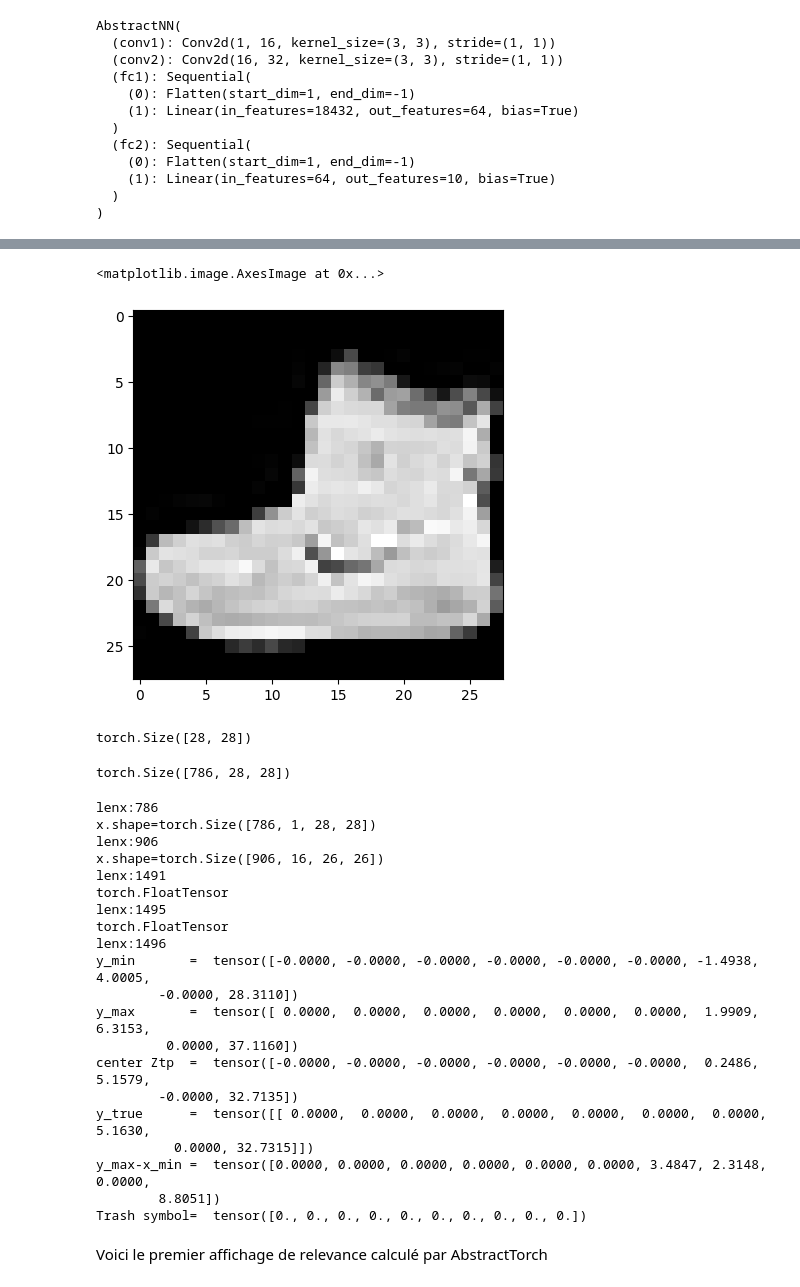
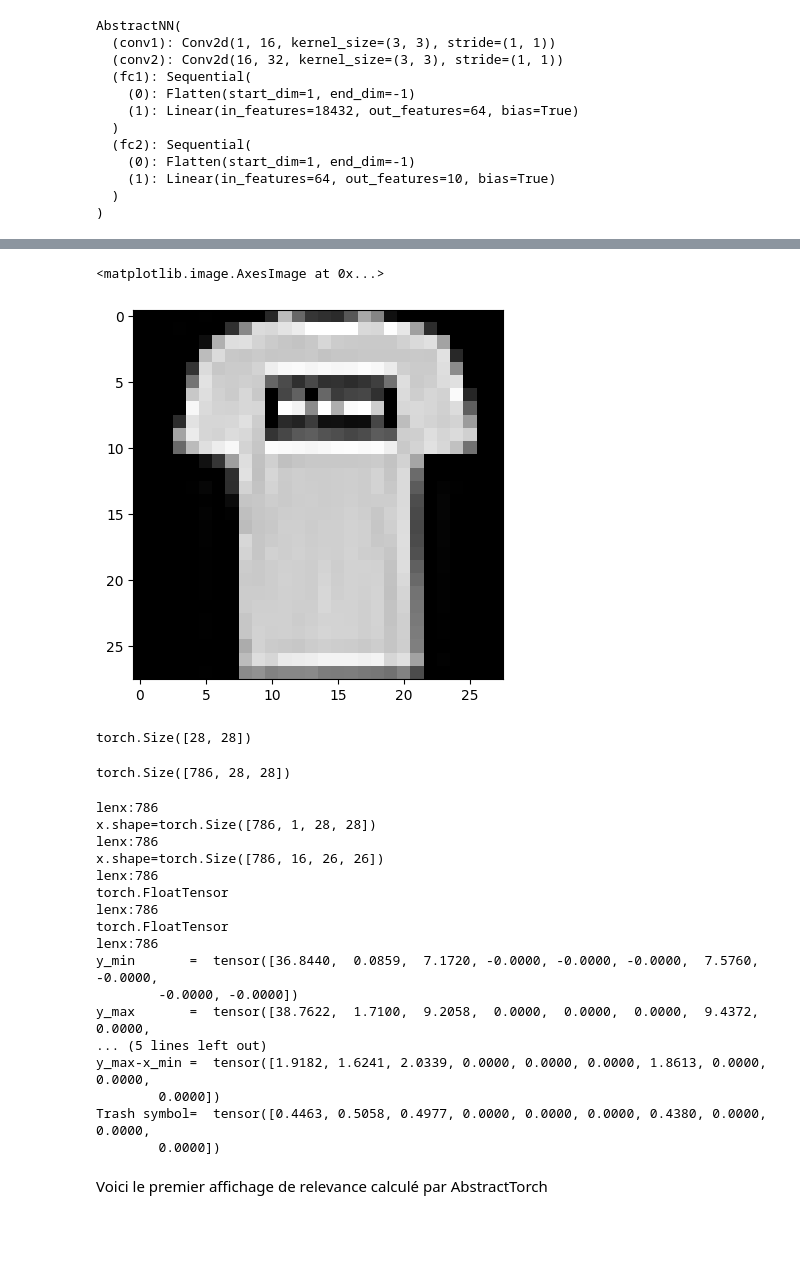
Before and after one commit to guillaume117/AbstractTorch, a Jupyter notebook: protoV1.ipynb, the cells around one changed output, grey strips where cells are left out. Drawn from its saved outputs; the diff is of its cells as text; code cells hidden in the pictures; blank space fills up the shorter version.

```diff
--- a/protoV1.ipynb
+++ b/protoV1.ipynb
@@ -206,9 +206,9 @@ SimpleModel(
 )
 # %%
 import matplotlib.pyplot as plt
-img, label = dataset_train[0]
+img, label = dataset_train[1]
 plt.imshow(img[0], cmap='gray')
 # %% [output]
 <matplotlib.image.AxesImage at 0x...>
-[figure, old version]
+[figure, new version]
 # %%
@@ -223,7 +226,7 @@ torch.Size([786, 28, 28])
 # %%
 with torch.no_grad():
 
-   result,x_min,x_max,x_true=model.abstract_forward(x.unsqueeze(1),add_symbol=True)
+   result,x_min,x_max,x_true=model.abstract_forward(x.unsqueeze(1),add_symbol=False)
 
 
 print(f"y_min       =  {x_min}")
@@ -235,24 +238,21 @@ print(f"Trash symbol=  {result[-1]}")
 # %% [output]
 lenx:786
 x.shape=torch.Size([786, 1, 28, 28])
-lenx:906
-x.shape=torch.Size([906, 16, 26, 26])
-lenx:1491
+lenx:786
+x.shape=torch.Size([786, 16, 26, 26])
+lenx:786
 torch.FloatTensor
-lenx:1495
+lenx:786
 torch.FloatTensor
-lenx:1496
-y_min       =  tensor([-0.0000, -0.0000, -0.0000, -0.0000, -0.0000, -0.0000, -1.4938,  4.0005,
-        -0.0000, 28.3110])
-y_max       =  tensor([ 0.0000,  0.0000,  0.0000,  0.0000,  0.0000,  0.0000,  1.9909,  6.3153,
-         0.0000, 37.1160])
-center Ztp  =  tensor([-0.0000, -0.0000, -0.0000, -0.0000, -0.0000, -0.0000,  0.2486,  5.1579,
-        -0.0000, 32.7135])
-y_true      =  tensor([[ 0.0000,  0.0000,  0.0000,  0.0000,  0.0000,  0.0000,  0.0000,  5.1630,
-          0.0000, 32.7315]])
-y_max-x_min =  tensor([0.0000, 0.0000, 0.0000, 0.0000, 0.0000, 0.0000, 3.4847, 2.3148, 0.0000,
-        8.8051])
-Trash symbol=  tensor([0., 0., 0., 0., 0., 0., 0., 0., 0., 0.])
+lenx:786
+y_min       =  tensor([36.8440,  0.0859,  7.1720, -0.0000, -0.0000, -0.0000,  7.5760, -0.0000,
+        -0.0000, -0.0000])
+y_max       =  tensor([38.7622,  1.7100,  9.2058,  0.0000,  0.0000,  0.0000,  9.4372,  0.0000,
+... (5 lines left out)
+y_max-x_min =  tensor([1.9182, 1.6241, 2.0339, 0.0000, 0.0000, 0.0000, 1.8613, 0.0000, 0.0000,
+        0.0000])
+Trash symbol=  tensor([0.4463, 0.5058, 0.4977, 0.0000, 0.0000, 0.0000, 0.4380, 0.0000, 0.0000,
+        0.0000])
 # %% [markdown]
 Voici le premier affichage de relevance calculé par AbstractTorch
 # %%
```
Also changed, not shown: parts of 2 cells of this notebook, 2 other files.
